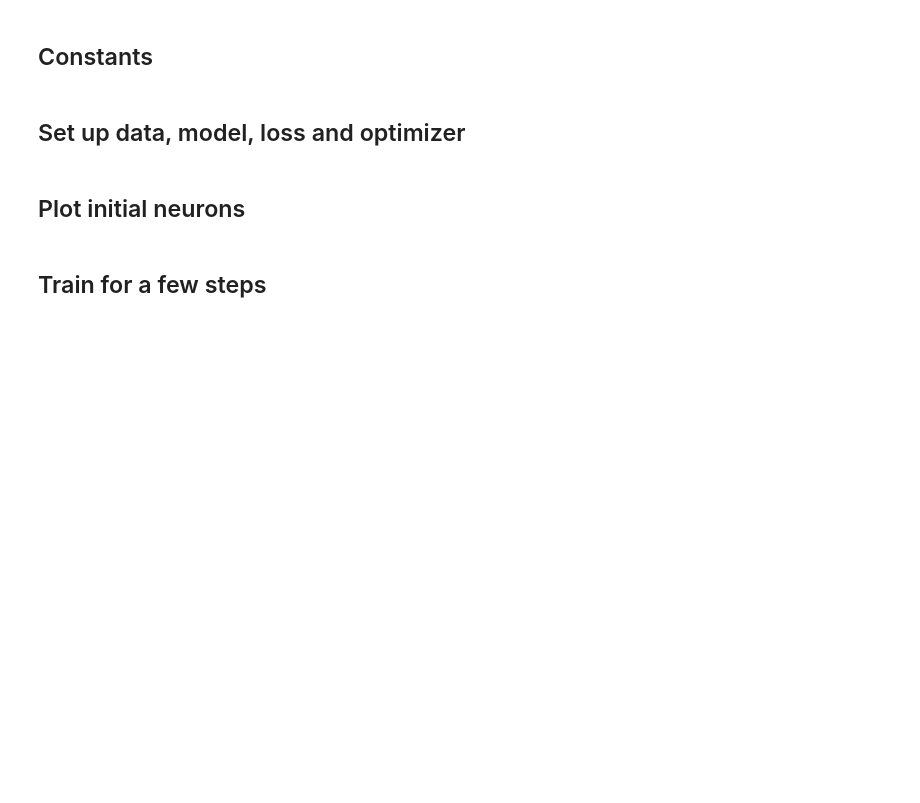
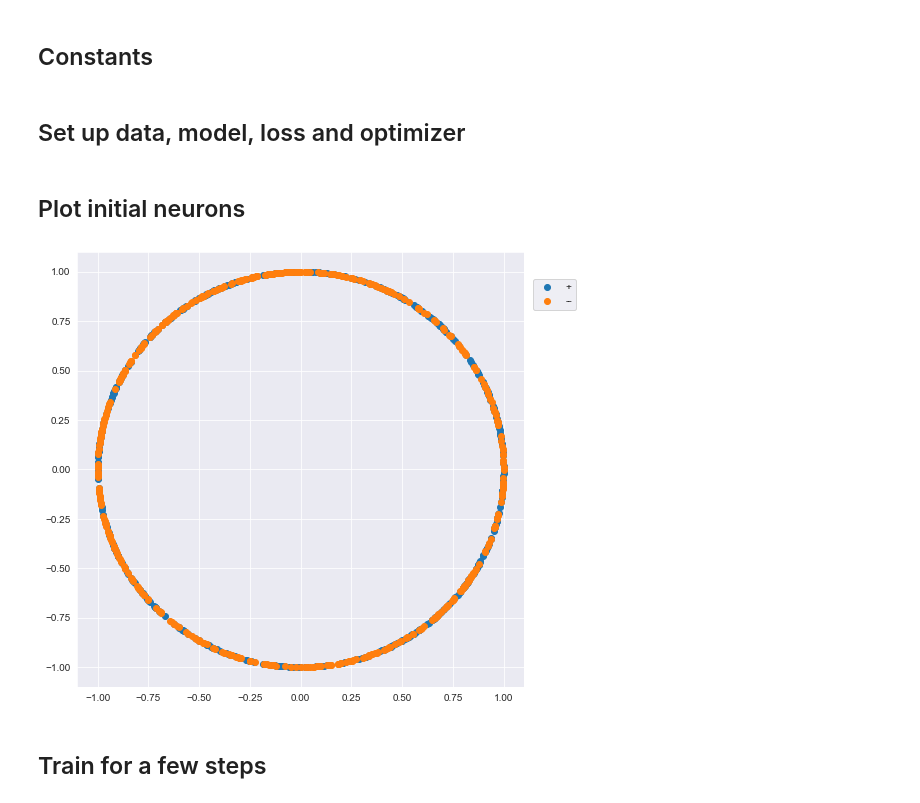
Before and after one commit to karl-hajjar/learning-structure, a Jupyter notebook: learning-structure/notebooks/first-plot.ipynb, the cells around one changed output. Saved outputs shown, nothing was run; the diff lists cells and outputs as text; code cells hidden in the pictures; blank space fills up the shorter version.

```diff
--- a/learning-structure/notebooks/first-plot.ipynb
+++ b/learning-structure/notebooks/first-plot.ipynb
@@ -36,13 +32,14 @@ FIGURES_DIR = os.path.join(ROOT, 'figures/2-layer/neurons_dynamic')
 ## Constants
 # %%
 n_samples = 500
-input_dim = 3
+input_dim = 2
 width = 1024
-bias = True
-n_steps = 1000
-base_lr = 0.001
+bias = False
+n_steps = 5000
+base_lr = 1e-2
 batch_size = None
 tgt_func_name = "target_func"
+activation="relu"
 
 SEED = 42
 pause = 1e-6
@@ -66,7 +59,27 @@ optimizer = torch.optim.SGD(network.parameters(), lr=width * base_lr)
+# %%
+# val data
+X_val = torch.randn(size=(n_samples, input_dim), requires_grad=False)
+target_func = TARGET_FUNCS_DICT['{}_{}d'.format(tgt_func_name, input_dim)]
+y_val = torch.reshape(target_func_2d(X_val), (len(X_val), 1))
+
+# network
+network = two_layer_net.TwoLayerNet(input_dim=input_dim, width=width, activation=activation, bias=bias)
+network.train()
+
+# loss & optimizer
+loss = LOSS_DICT['mse'](reduction='mean')
+optimizer = torch.optim.SGD(network.parameters(), lr=width * base_lr)
+optimizer2 = torch.optim.SGD(net2.parameters(), lr=base_lr)
 # %% [markdown]
 ## Plot initial neurons
 # %%
-signs = network.output_layer.weight.data.detach().numpy()[0]
+signs = network.output_layer.weight.data.detach().clone().numpy()[0]
 init_neurons = network.input_layer.weight.data.detach().clone().numpy()
+# %%
+fig = plt.figure(figsize=(8,8))
+plot_neurons_2d(fig, init_neurons, signs)
+plt.show()
+# %% [output]
+[figure, added]
 # %% [markdown]
 ## Train for a few steps
```
Also changed, not shown: parts of 56 cells of this notebook, 7 other files.
